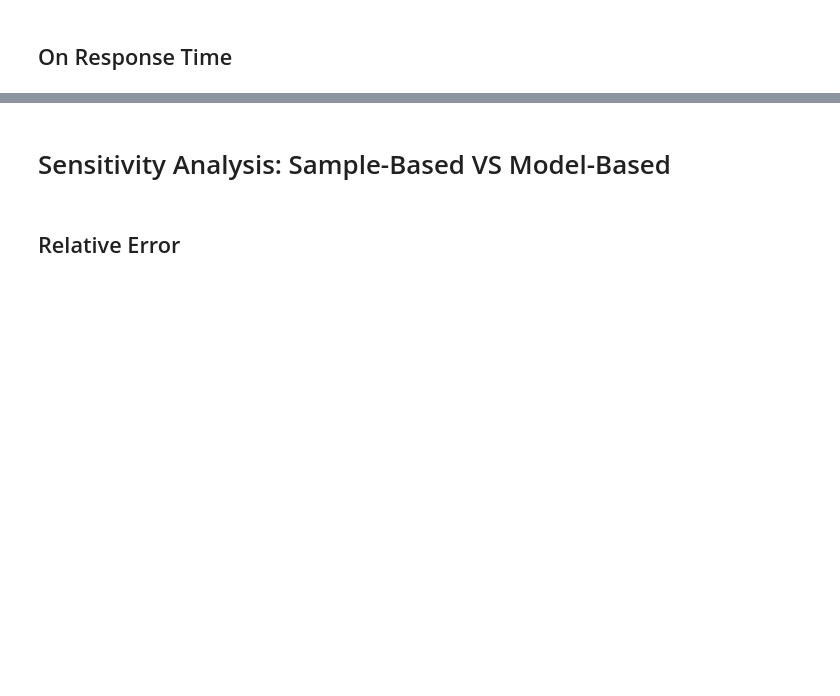
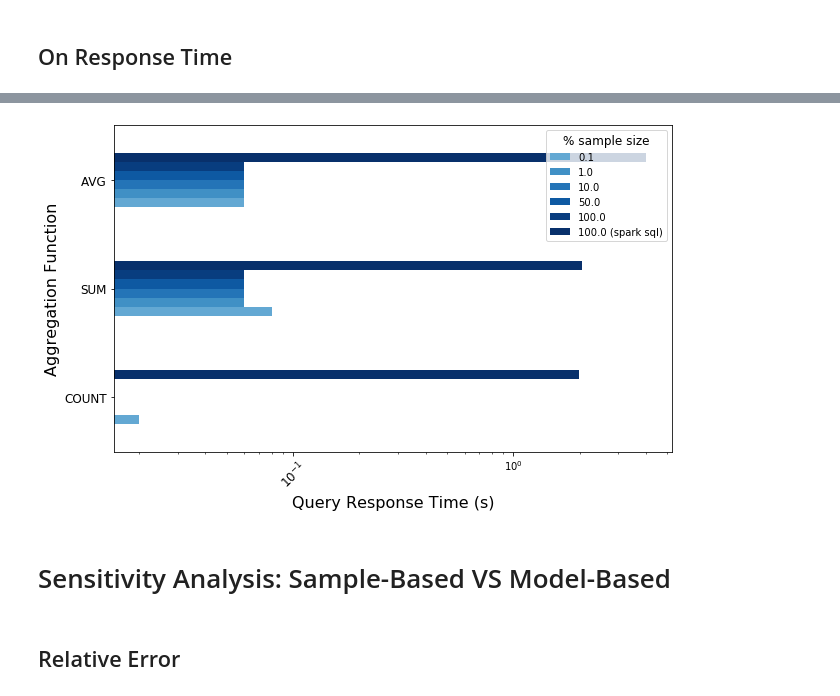
Before and after one commit to raphaelreis/DBest, a Jupyter notebook: src/main/python/analysis_plots.ipynb, the cells around one changed output, grey strips where cells are left out. Saved outputs shown, nothing was run; the diff lists cells and outputs as text; code cells hidden in the pictures; blank space fills up the shorter version.

```diff
--- a/src/main/python/analysis_plots.ipynb
+++ b/src/main/python/analysis_plots.ipynb
@@ -100,3 +121,13 @@ plt.show()
+# %%
+model_based_results_plus_full_sample = model_based_results.copy()
+# %%
+model_based_results_plus_full_sample['100.0 (spark sql)'] = sample_based_results[1.0]
+# %%
+fig9, ax9 = plot_bar(model_based_results_plus_full_sample, value="time", _type="barh", n_elem=10)
+ax9 = format_barplot(ax9, y_label="Aggregation Function", x_label='Query Response Time (s)')
+ax9.set_xscale("log")
+# %% [output]
+[figure, added]
 # %% [markdown]
 # Sensitivity Analysis: Sample-Based VS Model-Based
 # %%
```
Also changed, not shown: parts of 34 cells of this notebook, 11 other files.
